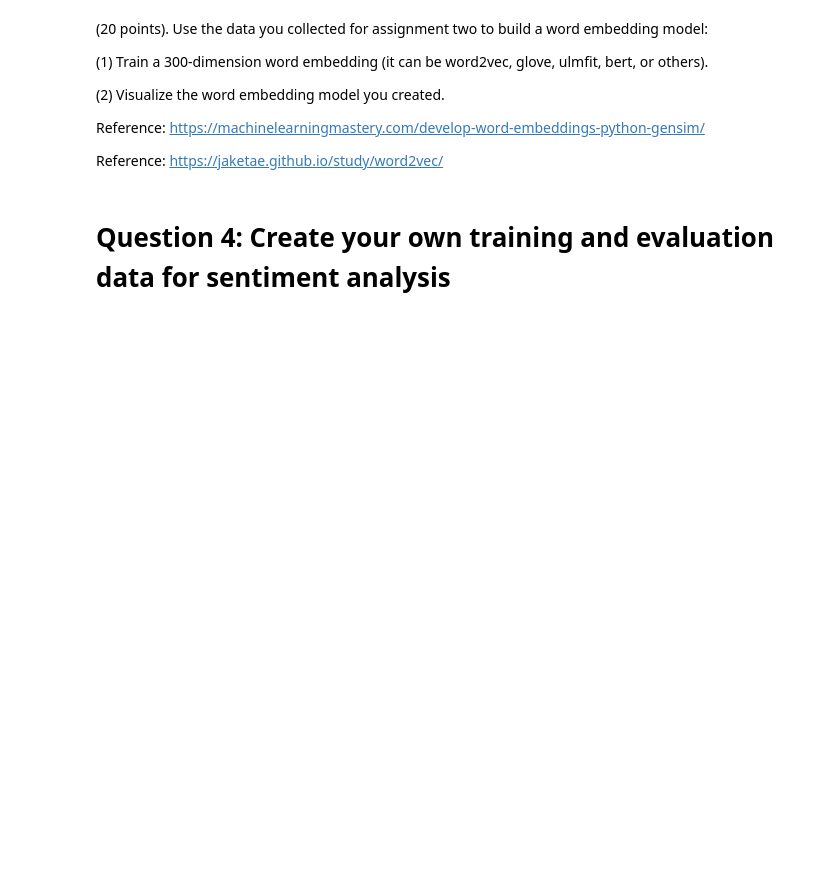
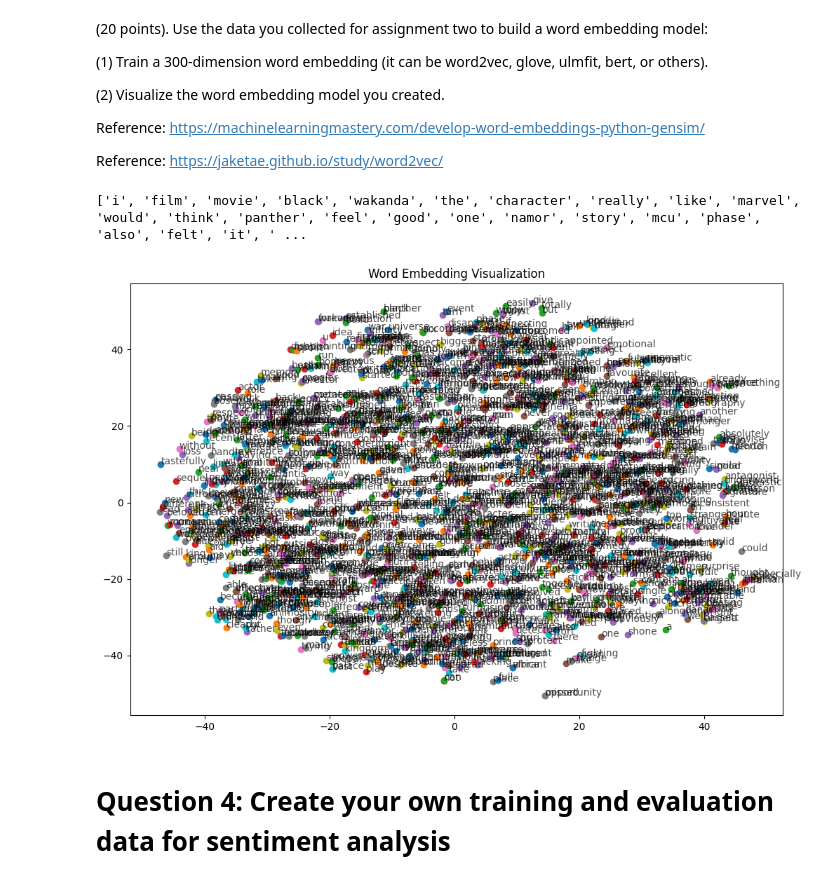
Before and after one commit to chesterhuynguyen/huynguyen_INFO5731_Fall2023, a Jupyter notebook: Huy_Nguyen_Assignment_3.ipynb, the cells around one changed output. Saved outputs shown, nothing was run; the diff lists cells and outputs as text; code cells hidden in the pictures; blank space fills up the shorter version.

```diff
--- a/Huy_Nguyen_Assignment_3.ipynb
+++ b/Huy_Nguyen_Assignment_3.ipynb
@@ -69,3 +310,48 @@ Reference: https://jaketae.github.io/study/word2vec/
+# %%
+import pandas as pd
+from gensim.models import Word2Vec
+from nltk.tokenize import word_tokenize
+from sklearn.manifold import TSNE
+import matplotlib.pyplot as plt
+import numpy as np
+
+# Load the dataset
+df = pd.read_csv('Reviews.csv')
+cleaned_reviews = df['Cleaned_Review']
+
+# Tokenize the cleaned reviews into words
+tokenized_reviews = [word_tokenize(review) for review in cleaned_reviews]
+
+# Train a Word2Vec model
+model = Word2Vec(sentences=tokenized_reviews, vector_size=300, window=5, min_count=1, workers=4)
+
+# Extracting words from the model's vocabulary
+words = list(model.wv.index_to_key)
+
+# Printing the list of words
+print(words)
+
+# Extracting word vectors
+word_vectors = np.array([model.wv[word] for word in words])
+
+# Applying t-SNE for dimensionality reduction to 2D
+tsne_model = TSNE(n_components=2, random_state=42)
+word_vectors_2d = tsne_model.fit_transform(word_vectors)
+
+# Creating a DataFrame for visualization
+df_visualization = pd.DataFrame({'word': words, 'x': word_vectors_2d[:, 0], 'y': word_vectors_2d[:, 1]})
+
+# Plotting the word embeddings
+plt.figure(figsize=(12, 8))
+for i, row in df_visualization.iterrows():
+    plt.scatter(row['x'], row['y'])
+    plt.annotate(row['word'], (row['x'], row['y']), alpha=0.7)
+
+plt.title('Word Embedding Visualization')
+plt.show()
+# %% [output]
+['i', 'film', 'movie', 'black', 'wakanda', 'the', 'character', 'really', 'like', 'marvel', 'would', 'think', 'panther', 'feel', 'good', 'one', 'namor', 'story', 'mcu', 'phase', 'also', 'felt', 'it', ' ...
+[figure, added]
 # %% [markdown]
 # **Question 4: Create your own training and evaluation data for sentiment analysis**
 # %% [markdown]
```
Also changed, not shown: parts of 11 cells of this notebook.
